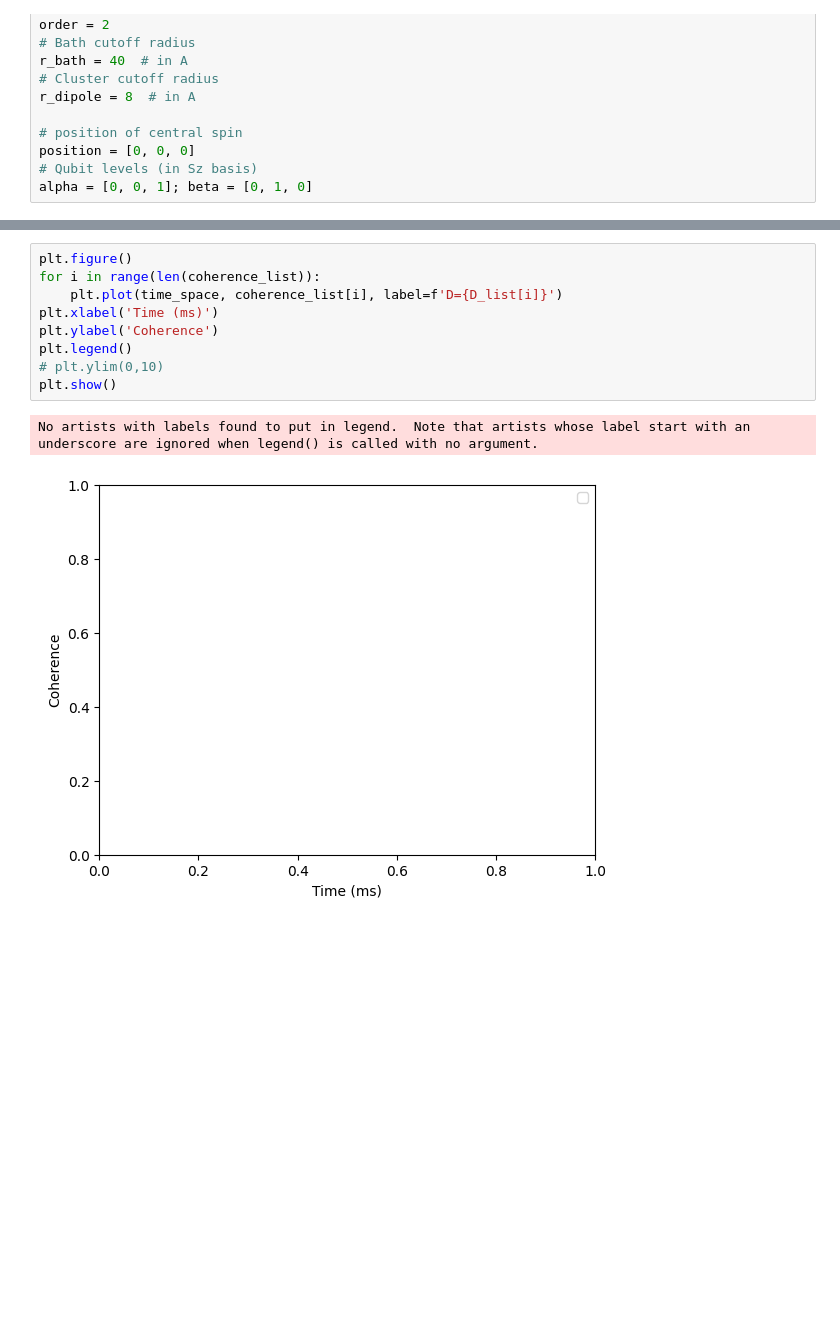
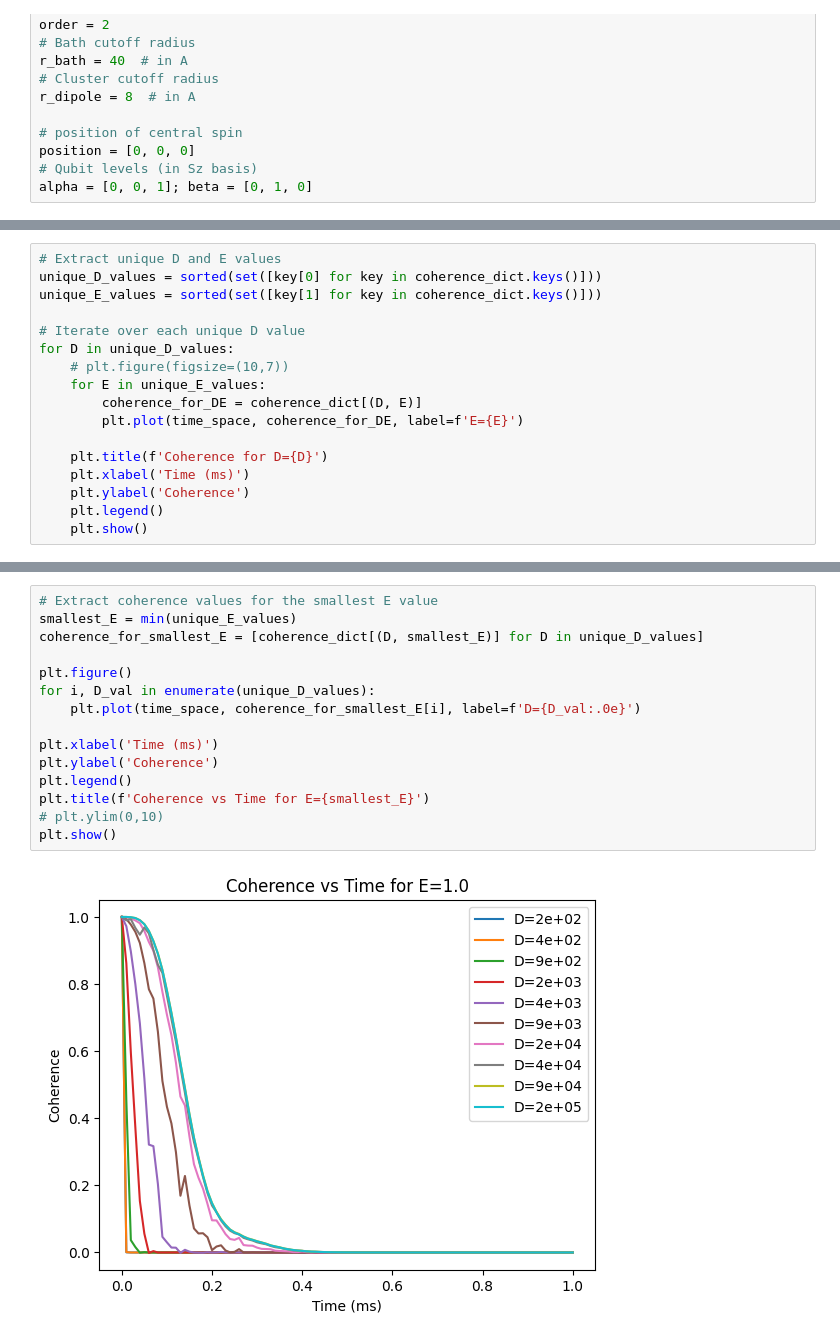
Before and after one commit to aoneillmark/Capstone, a Jupyter notebook: Different Ds 2.ipynb, the cells around one changed output, grey strips where cells are left out. Saved outputs shown, nothing was run; the diff lists cells and outputs as text; blank space fills up the shorter version.

Commit message:
Lots more plots & minor adjustments

```diff
--- a/Different Ds 2.ipynb
+++ b/Different Ds 2.ipynb
@@ -143,3 +145,20 @@ gyro:
 Clusters include:
 506  clusters of order 1.
 876  clusters of order 2.
+# %%
+# Extract unique D and E values
+unique_D_values = sorted(set([key[0] for key in coherence_dict.keys()]))
+unique_E_values = sorted(set([key[1] for key in coherence_dict.keys()]))
+
+# Iterate over each unique D value
+for D in unique_D_values:
+    # plt.figure(figsize=(10,7))
+    for E in unique_E_values:
+        coherence_for_DE = coherence_dict[(D, E)]
+        plt.plot(time_space, coherence_for_DE, label=f'E={E}')
+
+    plt.title(f'Coherence for D={D}')
+    plt.xlabel('Time (ms)')
+    plt.ylabel('Coherence')
+    plt.legend()
+    plt.show()
@@ -146,13 +176,18 @@ Clusters include:
 # %%
+# Extract coherence values for the smallest E value
+smallest_E = min(unique_E_values)
+coherence_for_smallest_E = [coherence_dict[(D, smallest_E)] for D in unique_D_values]
+
 plt.figure()
-for i in range(len(coherence_list)):
-    plt.plot(time_space, coherence_list[i], label=f'D={D_list[i]}')
+for i, D_val in enumerate(unique_D_values):
+    plt.plot(time_space, coherence_for_smallest_E[i], label=f'D={D_val:.0e}')
+
 plt.xlabel('Time (ms)')
 plt.ylabel('Coherence')
 plt.legend()
+plt.title(f'Coherence vs Time for E={smallest_E}')
 # plt.ylim(0,10)
 plt.show()
 # %% [output]
-No artists with labels found to put in legend.  Note that artists whose label start with an underscore are ignored when legend() is called with no argument.
-[figure, old version]
+[figure, new version]
 # %%
```
Also changed, not shown: parts of 7 cells of this notebook.
